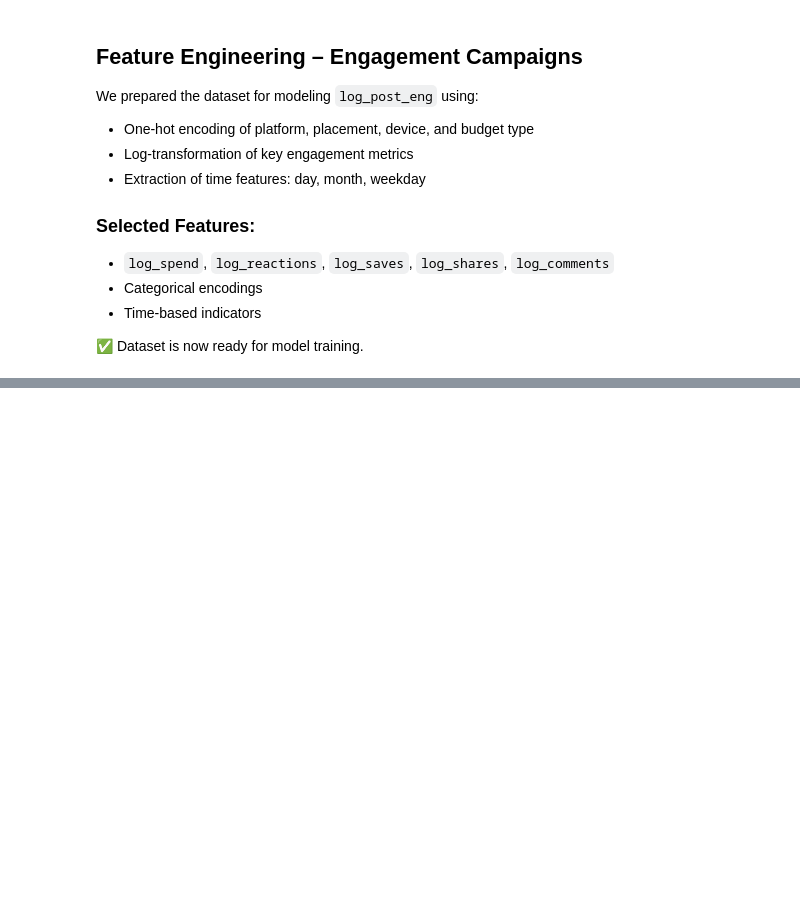
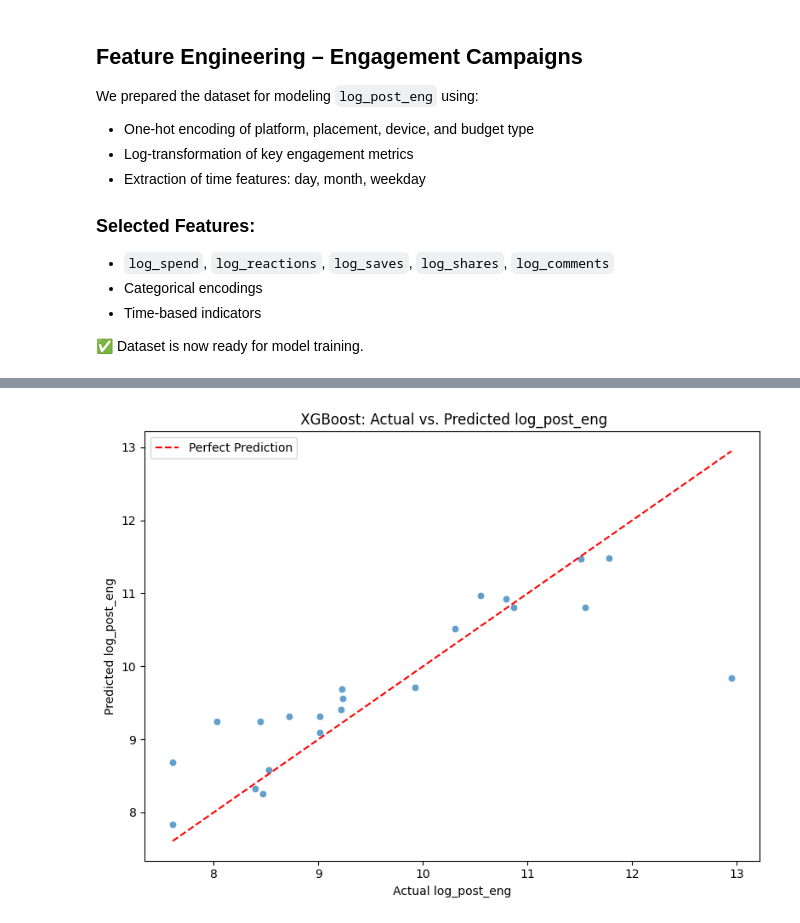
Before and after one commit to ghassantaleb/orange-tunisie-branding-analytics, a Jupyter notebook: notebooks/feature_engineering_engagement.ipynb, the cells around one changed output, grey strips where cells are left out. Saved outputs shown, nothing was run; the diff lists cells and outputs as text; code cells hidden in the pictures; blank space fills up the shorter version.

```diff
--- a/notebooks/feature_engineering_engagement.ipynb
+++ b/notebooks/feature_engineering_engagement.ipynb
@@ -70,0 +185,16 @@ We prepared the dataset for modeling `log_post_eng` using:
+# %%
+import matplotlib.pyplot as plt
+import seaborn as sns
+
+# Actual vs. Predicted
+plt.figure(figsize=(8, 6))
+sns.scatterplot(x=y_eng_test, y=xgb_preds, alpha=0.7)
+plt.plot([y_eng_test.min(), y_eng_test.max()], [y_eng_test.min(), y_eng_test.max()], '--r', label='Perfect Prediction')
+plt.xlabel("Actual log_post_eng")
+plt.ylabel("Predicted log_post_eng")
+plt.title(" XGBoost: Actual vs. Predicted log_post_eng")
+plt.legend()
+plt.tight_layout()
+plt.show()
+# %% [output]
+[figure, added]
```
Also changed, not shown: parts of 16 cells of this notebook, 1 other file.
